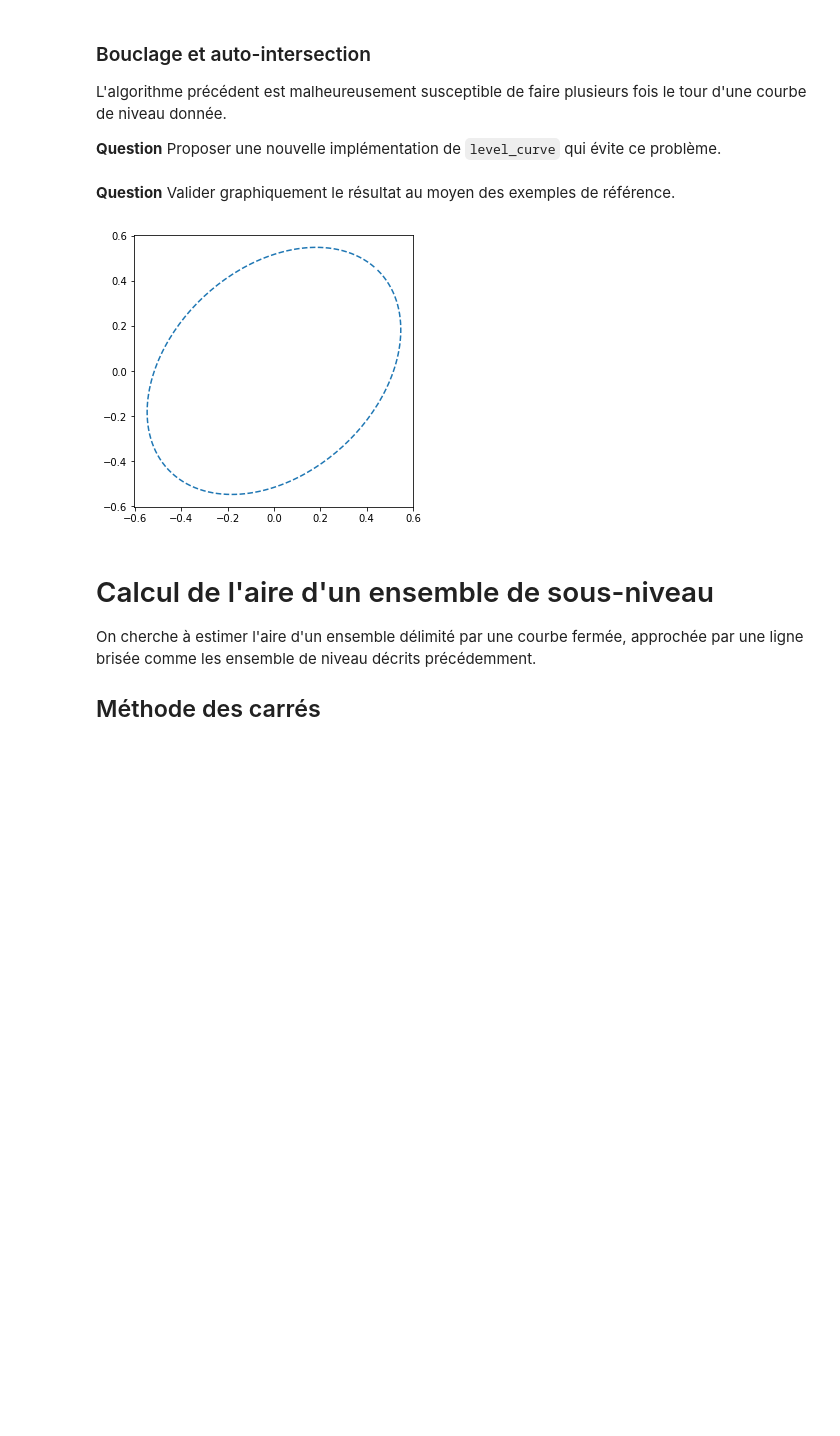
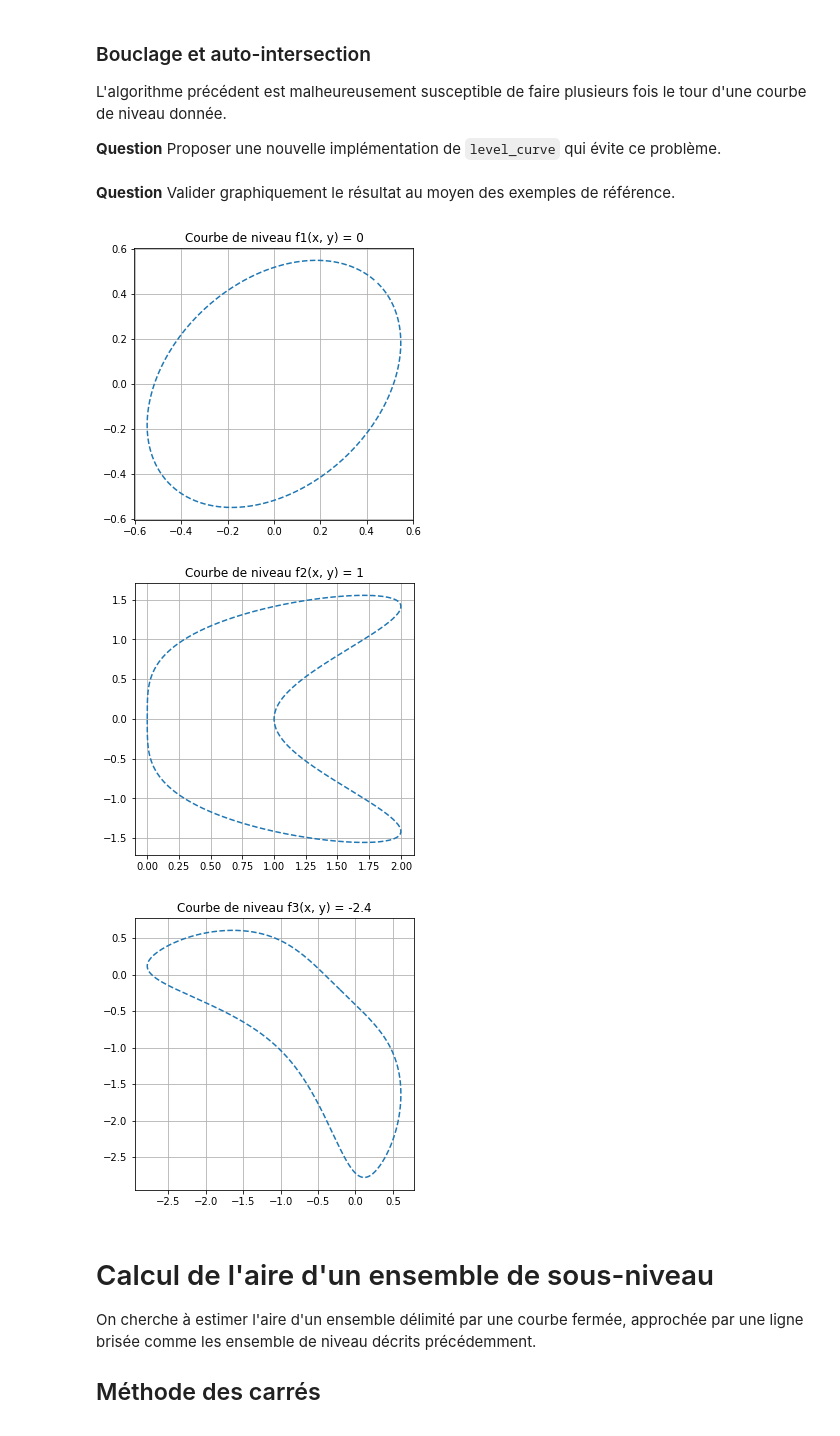
Before and after one commit to valvid01/Projet_numerique_DESVIGNES_VIDAL, a Jupyter notebook: Projet numérique - Calcul différentiel.ipynb, the cells around one changed output. Drawn from its saved outputs; the diff is of its cells as text; code cells hidden in the pictures; blank space fills up the shorter version.

```diff
--- a/Projet numérique - Calcul différentiel.ipynb
+++ b/Projet numérique - Calcul différentiel.ipynb
@@ -102,8 +102,8 @@ def display_contour(f, x, y, levels):
     )
     ax.clabel(contour_set)
     plt.grid(True)
-    plt.xlabel("$x_1$")
-    plt.ylabel("$x_2$")
+    plt.xlabel("$x$")
+    plt.ylabel("$y$")
     plt.gca().set_aspect("equal")
 # %% [markdown]
 #### Fonction quadratique
@@ -176,7 +176,7 @@ eps=0.001
 # %% [markdown]
 **Question** Implémenter la fonction `Newton` en complétant le canevas ci-dessous
 # %%
-def Newton(F, x0, y0, ep = eps, N = N):
+def Newton(F, x0, y0, eps = eps, N = N):
     """
     Applique la méthode de Newton pour chercher les solutions de F(x,y) = 0 où F est une fonction de R² dans R².
     La position des points est donnée à eps près, et la relation de récurrence est appliquée au plus N fois.
@@ -211,7 +260,7 @@ Newton(F1, 0.8, 0.8)
 
 **Question** Comment, en partant d'un point de référence $(x_0, y_0)$ tel que $f(x_0, y_0)=c$, peut-on générer avec la méthode de Newton un point $(x_1, y_1)$ également tel que $f(x_1, y_1) = c$, mais à une distance $\delta > 0$ de $(x_0, y_0)$ et qui soit "à droite" quand on est en $(x_0, y_0)$ et qu'on regarde dans la direction de $\nabla f(x_0, y_0)$ ? Implémenter la fonction `level_curve` qui répète ce procédé $N-1$ fois et renvoie un tableau NumPy de taille $2 \times N$ contenant les coordonnées des points correspondants.
 # %%
-def level_curve(fct, x0, y0, delta = 0.03, N = 110, eps = eps):
+def level_curve(fct, x0, y0, delta = 0.02, N = 1000, eps = eps):
     """
     Renvoie une suite de point correspondant à une ligne brisée, approximation de la courbe de niveau f(x,y) = 0.
     La distance entre deux points successifs vaut delta, et la précision sur chaque point vaut eps.
@@ -235,3 +284,14 @@ def level_curve(fct, x0, y0, delta = 0.03, N = 110, eps = eps):
         res[0,i], res[1,i] = x0, y0
 
     return res
+# %%
+#Affichage des résultats
+
+for i, x in enumerate([[f1, 0], [f2, 1],[f3, -2.4]]):
+    fct, valeur = x[0], x[1]
+    Fct = lambda x, y : fct(x, y)-valeur
+    res = level_curve(Fct, 0.0, 0.1)
+    plt.plot(res[0,::], res[1,::], ls='--')
+    plt.grid()
+    plt.title(f'Courbe de niveau f{i+1}(x, y) = {valeur}')
+    plt.show()
@@ -272,14 +336,20 @@ def level_curve_ss_boucle(fct, x0, y0, delta=0.02, N=10000, eps=eps):
 # %% [markdown]
 **Question** Valider graphiquement le résultat au moyen des exemples de référence.
 # %%
-#Affichage de la courbe de niveau f1(x,y) = 0
+#Affichage des résultats
 
-res = level_curve_ss_boucle(f1, 0.0, 0.1)
-
-plt.plot(res[0,::], res[1,::], ls='--')
-plt.show()
+for i, x in enumerate([[f1, 0], [f2, 1],[f3, -2.4]]):
+    fct, valeur = x[0], x[1]
+    Fct = lambda x, y : fct(x, y)-valeur
+    res = level_curve_ss_boucle(Fct, 0.0, 0.1)
+    plt.plot(res[0,::], res[1,::], ls='--')
+    plt.grid()
+    plt.title(f'Courbe de niveau f{i+1}(x, y) = {valeur}')
+    plt.show()
 # %% [output]
-[figure, old version]
+[figure, new version]
+[figure, added]
+[figure, added]
 # %% [markdown]
 # Calcul de l'aire d'un ensemble de sous-niveau
 On cherche à estimer l'aire d'un ensemble délimité par une courbe fermée, approchée par une ligne brisée comme les ensemble de niveau décrits précédemment.
```
Also changed, not shown: parts of 20 cells of this notebook.
